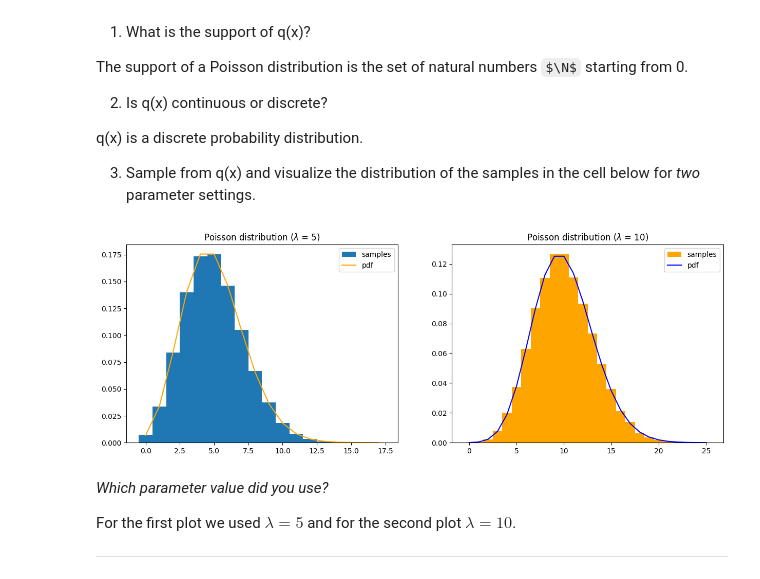
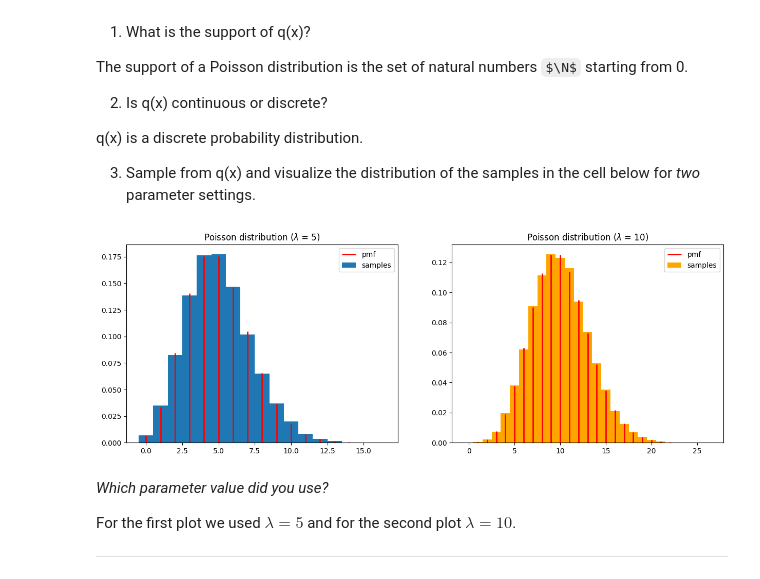
Before and after one commit to leonardodeclara/DD2447-Statistical-Methods-in-Applied-Computer-Science, a Jupyter notebook: Assignment_1/assignment1.ipynb, the cells around one changed output. Cells and saved outputs as stored; diff of their text form; code cells hidden in the pictures; some formulas as TeX source.

```diff
--- a/Assignment_1/assignment1.ipynb
+++ b/Assignment_1/assignment1.ipynb
@@ -93,26 +93,29 @@ q(x) is a discrete probability distribution.
 
 3. Sample from q(x) and visualize the distribution of the samples in the cell below for *two* parameter settings.
 # %%
+from scipy.stats import poisson
 # Sample and visualize here
 fig,axs=plt.subplots(1,2,figsize=(15,5))
 samples=np.random.poisson(5,50000)
 x = np.arange(0, max(samples) +1)
-axs[0].hist(samples,bins=np.arange(0, max(samples) + 1.5) - 0.5,density=True, label='samples')
-axs[0].plot(x,sp.stats.poisson.pmf(x,5),color='orange',linestyle='-',label='pdf')
-axs[0].set_title('Poisson distribution ($\lambda$ = 5)')
+#
+pmf_values = poisson.pmf(x, 5)
+axs[0].vlines(x, 0, pmf_values, colors = 'red', lw=2,label='pmf')
+axs[0].hist(samples,bins=np.arange(0, max(samples) + 1.5) - 0.5, density = True,label='samples')
+#axs[0].plot(x,sp.stats.poisson.pmf(x,5),color='orange',linestyle='-',label='pdf')
+axs[0].set_title('Poisson distribution ($ \lambda $ = 5)')
 axs[0].legend()
 
 samples=np.random.poisson(10,50000)
 x = np.arange(0, max(samples) + 1)
+pmf_values = poisson.pmf(x, 10)
+axs[1].vlines(x, 0, pmf_values, colors = 'red', lw=2,label='pmf')
 axs[1].hist(samples,bins=np.arange(0, max(samples) + 1.5) - 0.5,density=True, color='orange',label='samples')
-axs[1].plot(x,sp.stats.poisson.pmf(x,10),color='blue',linestyle='-',label='pdf')
-#axs[1].hist(samples,bins=1000,density=True, color='orange')
-
-axs[1].set_title('Poisson distribution ($\lambda$ = 10)')
+axs[1].set_title('Poisson distribution ($ \lambda $ = 10)')
 axs[1].legend()
 plt.show()
 # %% [output]
-[figure, old version]
+[figure, new version]
 # %% [markdown]
 *Which parameter value did you use?*
 
```
Also changed, not shown: parts of 2 cells of this notebook.
